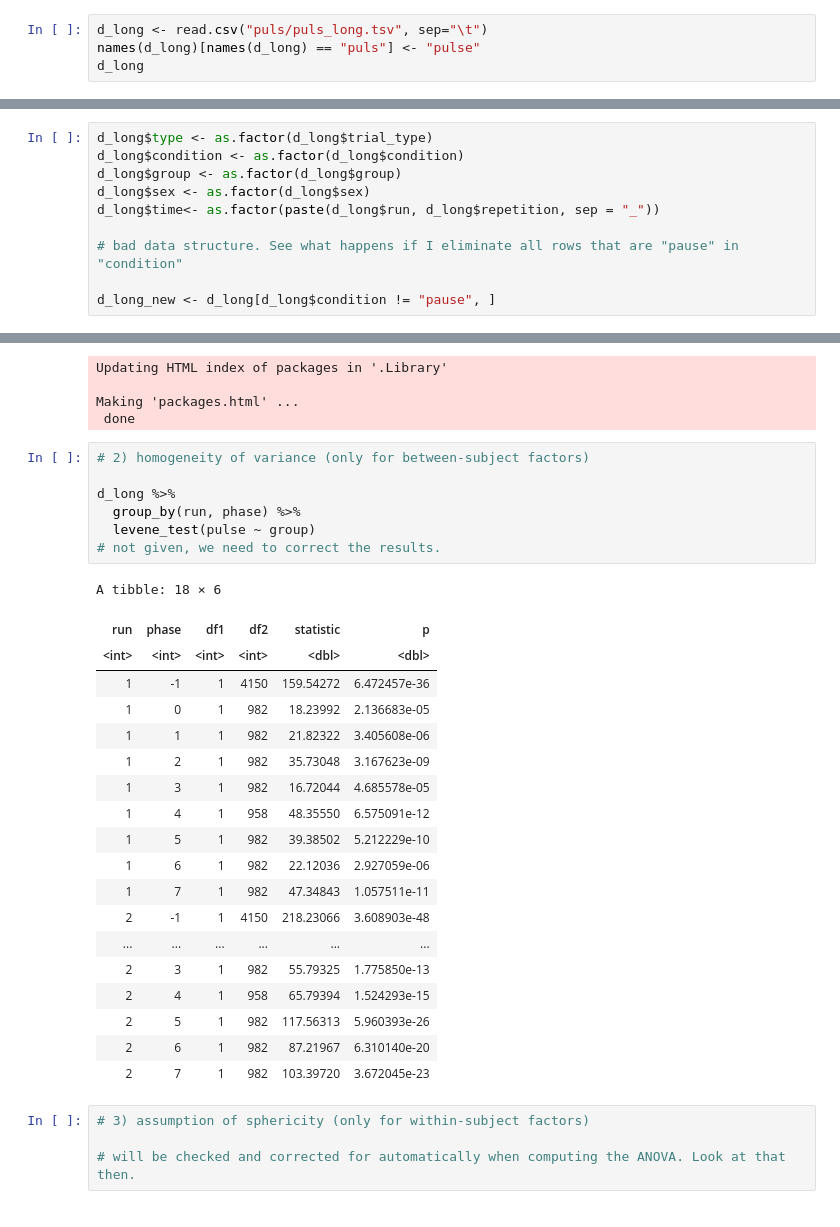
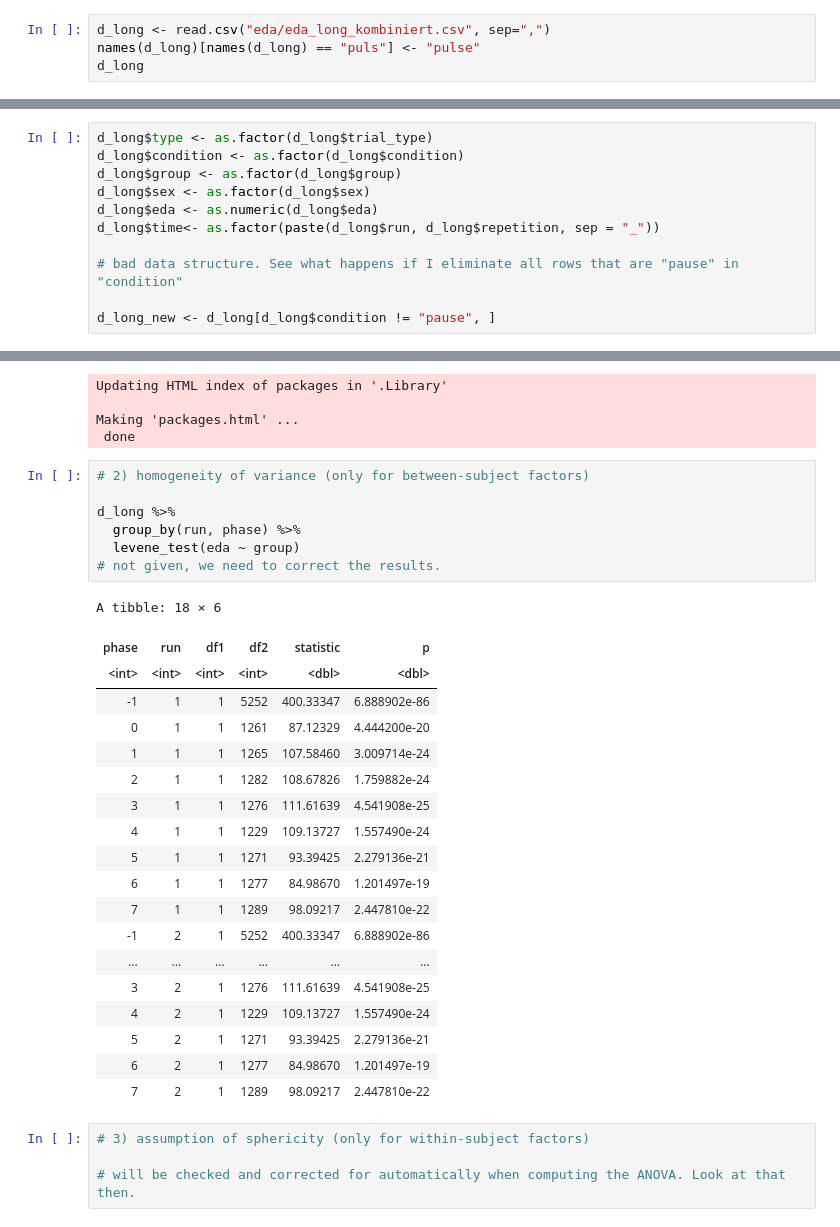
Before and after one commit to C0C0AN/MD_thesis_JanOttoHeiland, a Jupyter notebook: script/PulsStatistic.ipynb, the cells around one changed output, grey strips where cells are left out. Saved outputs shown, nothing was run; the diff lists cells and outputs as text.

```diff
--- a/script/PulsStatistic.ipynb
+++ b/script/PulsStatistic.ipynb
@@ -8,5 +26,5 @@ library(emmeans) # for post-hoc tests
 # %%
-d_long <- read.csv("puls/puls_long.tsv", sep="\t")
+d_long <- read.csv("eda/eda_long_kombiniert.csv", sep=",")
 names(d_long)[names(d_long) == "puls"] <- "pulse"
 d_long
 # %% [output]
@@ -34,6 +52,7 @@ d_long$type <- as.factor(d_long$trial_type)
 d_long$condition <- as.factor(d_long$condition)
 d_long$group <- as.factor(d_long$group)
 d_long$sex <- as.factor(d_long$sex)
+d_long$eda <- as.numeric(d_long$eda)
 d_long$time<- as.factor(paste(d_long$run, d_long$repetition, sep = "_"))
 
 # bad data structure. See what happens if I eliminate all rows that are "pause" in "condition"
@@ -170,30 +192,30 @@ Making 'packages.html' ...
 # %%
 # 2) homogeneity of variance (only for between-subject factors)
 
 d_long %>%
   group_by(run, phase) %>%
-  levene_test(pulse ~ group)
+  levene_test(eda ~ group)
 # not given, we need to correct the results.
 # %% [output]
 A tibble: 18 × 6
-| run | phase | df1 | df2 | statistic | p |
+| phase | run | df1 | df2 | statistic | p |
 | <int> | <int> | <int> | <int> | <dbl> | <dbl> |
-| 1 | -1 | 1 | 4150 | 159.54272 | 6.472457e-36 |
-| 1 | 0 | 1 | 982 | 18.23992 | 2.136683e-05 |
-| 1 | 1 | 1 | 982 | 21.82322 | 3.405608e-06 |
-| 1 | 2 | 1 | 982 | 35.73048 | 3.167623e-09 |
-| 1 | 3 | 1 | 982 | 16.72044 | 4.685578e-05 |
-| 1 | 4 | 1 | 958 | 48.35550 | 6.575091e-12 |
-| 1 | 5 | 1 | 982 | 39.38502 | 5.212229e-10 |
-| 1 | 6 | 1 | 982 | 22.12036 | 2.927059e-06 |
-| 1 | 7 | 1 | 982 | 47.34843 | 1.057511e-11 |
-| 2 | -1 | 1 | 4150 | 218.23066 | 3.608903e-48 |
+| -1 | 1 | 1 | 5252 | 400.33347 | 6.888902e-86 |
+| 0 | 1 | 1 | 1261 | 87.12329 | 4.444200e-20 |
+| 1 | 1 | 1 | 1265 | 107.58460 | 3.009714e-24 |
+| 2 | 1 | 1 | 1282 | 108.67826 | 1.759882e-24 |
+| 3 | 1 | 1 | 1276 | 111.61639 | 4.541908e-25 |
+| 4 | 1 | 1 | 1229 | 109.13727 | 1.557490e-24 |
+| 5 | 1 | 1 | 1271 | 93.39425 | 2.279136e-21 |
+| 6 | 1 | 1 | 1277 | 84.98670 | 1.201497e-19 |
+| 7 | 1 | 1 | 1289 | 98.09217 | 2.447810e-22 |
+| -1 | 2 | 1 | 5252 | 400.33347 | 6.888902e-86 |
 | ... | ... | ... | ... | ... | ... |
-| 2 | 3 | 1 | 982 | 55.79325 | 1.775850e-13 |
-| 2 | 4 | 1 | 958 | 65.79394 | 1.524293e-15 |
-| 2 | 5 | 1 | 982 | 117.56313 | 5.960393e-26 |
-| 2 | 6 | 1 | 982 | 87.21967 | 6.310140e-20 |
-| 2 | 7 | 1 | 982 | 103.39720 | 3.672045e-23 |
+| 3 | 2 | 1 | 1276 | 111.61639 | 4.541908e-25 |
+| 4 | 2 | 1 | 1229 | 109.13727 | 1.557490e-24 |
+| 5 | 2 | 1 | 1271 | 93.39425 | 2.279136e-21 |
+| 6 | 2 | 1 | 1277 | 84.98670 | 1.201497e-19 |
+| 7 | 2 | 1 | 1289 | 98.09217 | 2.447810e-22 |
 # %%
 # 3) assumption of sphericity (only for within-subject factors)
 
```
Also changed, not shown: parts of 9 cells of this notebook.
